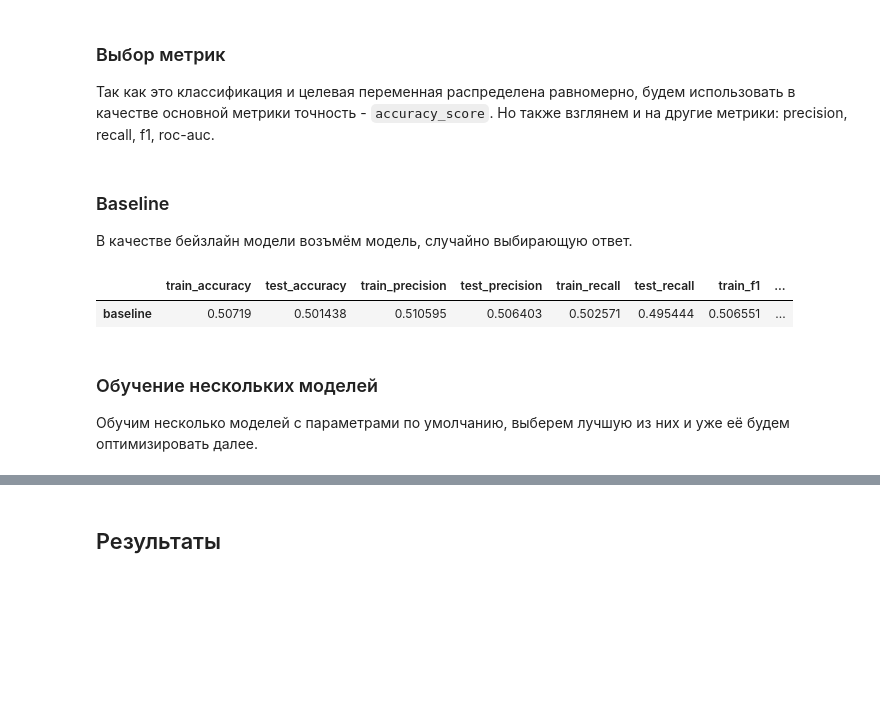
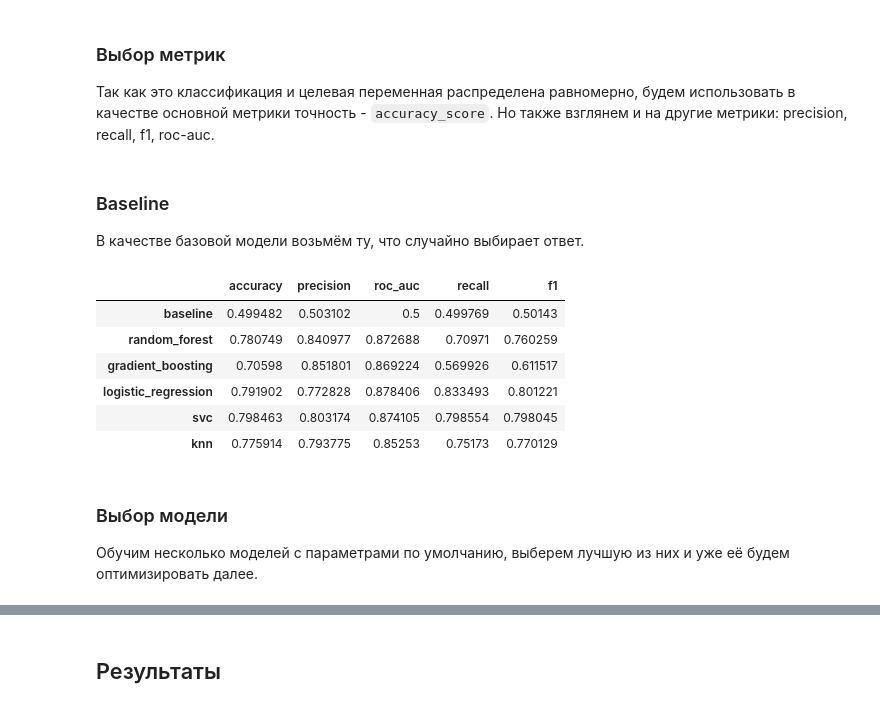
Before and after one commit to kolkingen/spaceship-titanic, a Jupyter notebook: main.ipynb, the cells around one changed output, grey strips where cells are left out. Saved outputs shown, nothing was run; the diff lists cells and outputs as text; code cells hidden in the pictures; blank space fills up the shorter version.

```diff
--- a/main.ipynb
+++ b/main.ipynb
@@ -465,3 +461,0 @@ y = x.pop(TARGET)
-# %%
-result = preprocessor.fit_transform(x)
-result
@@ -533,45 +493,35 @@ class Metrics(NamedTuple):
-# %%
-def get_metrics(model: BaseEstimator, x_train: npt.ArrayLike, x_valid: npt.ArrayLike,
-                y_train: npt.ArrayLike, y_valid: npt.ArrayLike) -> Metrics:
-    """Рассчитывает и возвращает метрик `accuracy`, `precision`, `recall`, `f1`, `roc_auc`."""
-
-    train_y_true, test_y_true = y_train, y_valid
-    train_y_pred = model.predict(x_train)
-    test_y_pred = model.predict(x_valid)
-
-    return Metrics(
-        train_accuracy=accuracy_score(train_y_true, train_y_pred),
-        test_accuracy=accuracy_score(test_y_true, test_y_pred),
-        train_precision=precision_score(train_y_true, train_y_pred),
-        test_precision=precision_score(test_y_true, test_y_pred),
-        train_recall=recall_score(train_y_true, train_y_pred),
-        test_recall=recall_score(test_y_true, test_y_pred),
-        train_f1=f1_score(train_y_true, train_y_pred),
-        test_f1=f1_score(test_y_true, test_y_pred),
-        train_roc_auc=roc_auc_score(train_y_true, train_y_pred),
-        test_roc_auc=roc_auc_score(test_y_true, test_y_pred),
-    )
+# %%
+def get_metrics(cv_results: dict[str, npt.NDArray[np.float64]]) -> Metrics:
+    """Возвращает метрики из результатов кросс-валидации."""
+
+    metrics = {m: cv_results['test_' + m].mean() for m in Metrics.names()}
+
+    return Metrics(**metrics)
 # %%
-metrics = pd.DataFrame(columns=Metrics._fields)
+metrics = pd.DataFrame(columns=Metrics.names())
 # %% [markdown]
 ### Baseline
 
-В качестве бейзлайн модели возъмём модель, случайно выбирающую ответ.
+В качестве базовой модели возьмём ту, что случайно выбирает ответ.
 # %%
-baseline_model = Pipeline(steps=[
+baseline = Pipeline(steps=[
     ('preprocessor', preprocessor),
     ('model', DummyClassifier(strategy='uniform', random_state=RANDOM_STATE)),
 ])
+cv_results = cross_validate(baseline, x, y, cv=N_FOLDS, scoring=Metrics.names())
 
-baseline_model.fit(x_train, y_train)
-metrics.loc['baseline', :] = get_metrics(baseline_model, x_train, x_valid, y_train, y_valid)
-
+metrics.loc['baseline', :] = get_metrics(cv_results)
 metrics
 # %% [output]
-|  | train_accuracy | test_accuracy | train_precision | test_precision | train_recall | test_recall | train_f1 | ... |
-| baseline | 0.50719 | 0.501438 | 0.510595 | 0.506403 | 0.502571 | 0.495444 | 0.506551 | ... |
+|  | accuracy | precision | roc_auc | recall | f1 |
+| baseline | 0.499482 | 0.503102 | 0.5 | 0.499769 | 0.50143 |
+| random_forest | 0.780749 | 0.840977 | 0.872688 | 0.70971 | 0.760259 |
+| gradient_boosting | 0.70598 | 0.851801 | 0.869224 | 0.569926 | 0.611517 |
+| logistic_regression | 0.791902 | 0.772828 | 0.878406 | 0.833493 | 0.801221 |
+| svc | 0.798463 | 0.803174 | 0.874105 | 0.798554 | 0.798045 |
+| knn | 0.775914 | 0.793775 | 0.85253 | 0.75173 | 0.770129 |
 # %% [markdown]
-### Обучение нескольких моделей
+### Выбор модели
 
 Обучим несколько моделей с параметрами по умолчанию, выберем лучшую из них и уже её будем оптимизировать далее.
 # %%
```
Also changed, not shown: parts of 18 cells of this notebook, 2 other files.
